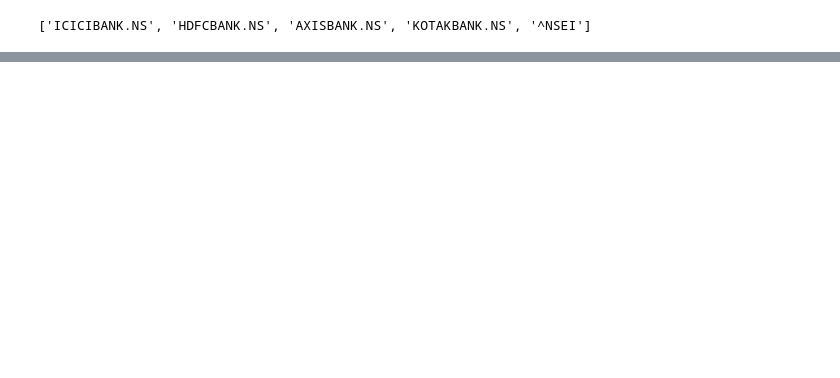
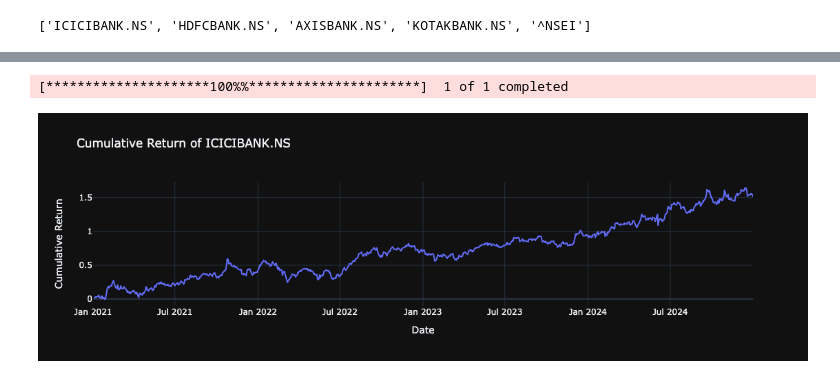
Before and after one commit to isouravsharma/AlgoQuantPi, a Jupyter notebook: Quant/Testing.ipynb, the cells around one changed output, grey strips where cells are left out. Saved outputs shown, nothing was run; the diff lists cells and outputs as text; code cells hidden in the pictures; blank space fills up the shorter version.

```diff
--- a/Quant/Testing.ipynb
+++ b/Quant/Testing.ipynb
@@ -67,0 +79,38 @@ plt.show()
+# %%
+import pandas as pd
+import plotly.graph_objects as go
+import yfinance as yf
+
+# Download historical stock data (e.g., Apple)
+stock_symbol = 'ICICIBANK.NS'  # Change this to any stock symbol
+data = yf.download(stock_symbol, start="2021-01-01", end="2025-01-01")
+
+# Calculate the daily returns
+data['Daily Return'] = data['Adj Close'].pct_change()
+
+# Calculate the cumulative return
+data['Cumulative Return'] = (1 + data['Daily Return']).cumprod() - 1
+
+# Plotting the cumulative return
+fig = go.Figure()
+
+fig.add_trace(go.Scatter(
+    x=data.index,
+    y=data['Cumulative Return'],
+    mode='lines',
+    name=f'{stock_symbol} Cumulative Return'
+))
+
+# Customize the layout
+fig.update_layout(
+    title=f'Cumulative Return of {stock_symbol}',
+    xaxis_title="Date",
+    yaxis_title="Cumulative Return",
+    template='plotly_dark'
+)
+
+# Show the plot
+fig.show()
+# %% [output]
+[*********************100%%**********************]  1 of 1 completed
+[figure, added]
```
Also changed, not shown: parts of 4 cells of this notebook, 1 other file.
